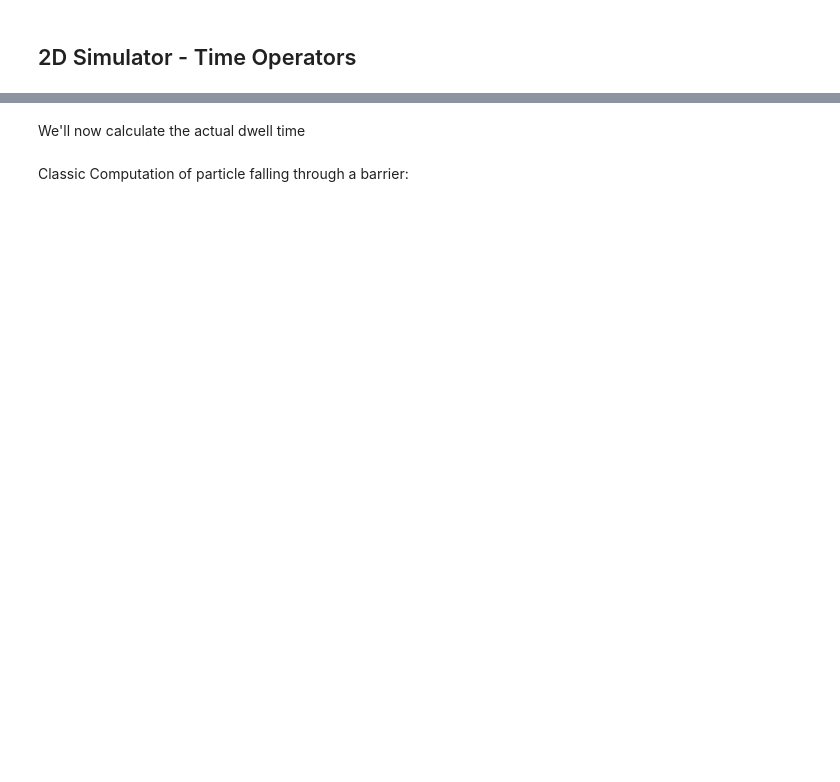
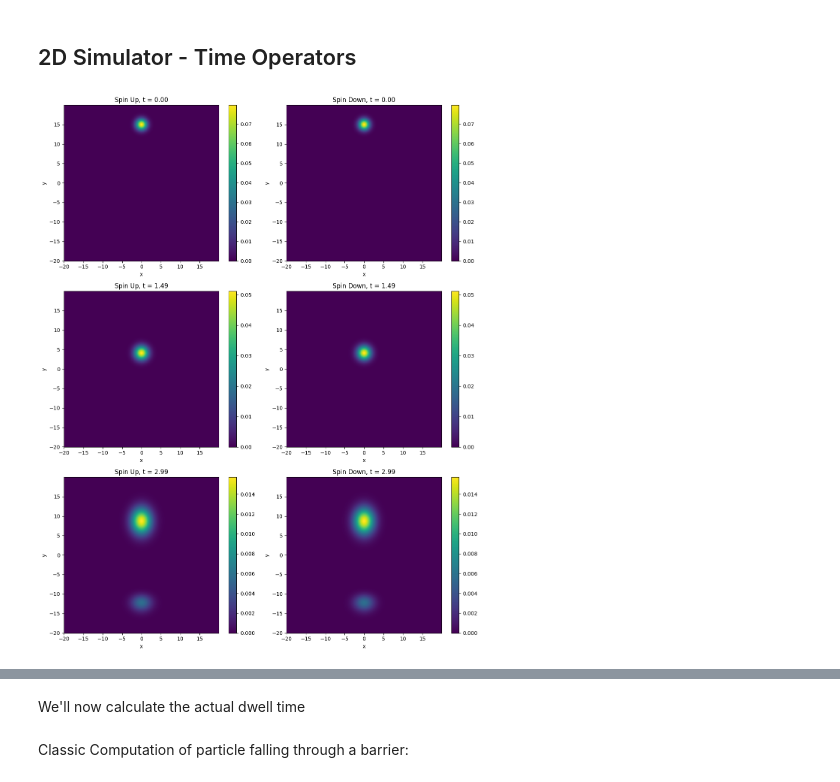
Before and after one commit to adamblvck/quantum-arrival-time-bachelor-thesis, a Jupyter notebook: notebooks/25_03_21_2d_spin_splitops.ipynb, the cells around one changed output, grey strips where cells are left out. Drawn from its saved outputs; the diff is of its cells as text; code cells hidden in the pictures; blank space fills up the shorter version.

```diff
--- a/notebooks/25_03_21_2d_spin_splitops.ipynb
+++ b/notebooks/25_03_21_2d_spin_splitops.ipynb
@@ -95,3 +95,95 @@ from helpers.video_spin import create_animation_spin
 from helpers.data import *
 # %% [markdown]
 ## 2D Simulator - Time Operators
+# %%
+gaussian_strengths = [1e-7, 1e-6, 1e-5, 1e-4, 1e-3, 1e-2, 1e-1]
+circular_strengths = [1e-7, 1e-6, 1e-5, 1e-4, 1e-3, 1e-2, 1e-1]
+
+mu_B = 0.5       # atomic units ehbar/2me
+
+for g in gaussian_strengths:
+	params = {
+		'x_min':-20, 'x_max':20, 'Nx':512,
+		'y_min':-20, 'y_max':20, 'Ny':512,
+		'n_steps':300, 'dt':0.01,
+		'hbar':1.0, 'm':1.0,
+		# Parameters for the magnetic barrier (spin-dependent potential)
+
+		# Magnetic barrier parameters
+		'mag_barrier_center_x':0.0,
+		'mag_barrier_center_y':0.0,
+		'mag_barrier_strength':g*mu_B,
+		'mag_barrier_width':4,
+		'barrier_type': 'gaussian',
+
+		'use_gravity':True,
+		'g':9.81,
+
+		# Initial wavepacket parameters (same for spin up component)
+		'x0':0.0, 'y0':15.0, 'p0x':0.0, 'p0y':0.0, 'sigma':1.0
+	}
+
+	simulation_data = simulate_2d_spin(**params)
+
+	# Plot the potential
+	fig = plot_simulation_heatmaps_spin(simulation_data, num_frames=3)
+	plt.show()
+
+	extra_postfix = f'{params["Nx"]}_{params["barrier_type"]}_mag_strength_{g}'
+
+	# Pickle the data
+	pickle_file = save_simulation_data(simulation_data, params, base_dir='simulations_data/spin/', extra_postfix=extra_postfix)
+	print(f"Data saved to: {pickle_file}")
+
+	# Create animation
+	animation_file = create_animation_spin(simulation_data, output_file=f'simulations_spin/{datetime.datetime.now().strftime("%Y%m%d_%H-%M")}_{extra_postfix}.mp4', fps=1/params['dt'])
+	log_simulation_parameters(animation_file,                                                                                                                                                                                                                                                                                                                                                                                                                                                                                                                                                                                 params, 'spin')
+	print(f"Animation saved as: {animation_file}")
+
+	# memory cleanup
+	del simulation_data, pickle_file, animation_file
+
+
+for c in circular_strengths:
+	params = {
+		'x_min':-20, 'x_max':20, 'Nx':512,
+		'y_min':-20, 'y_max':20, 'Ny':512,
+		'n_steps':300, 'dt':0.01,
+		'hbar':1.0, 'm':1.0,
+		# Parameters for the magnetic barrier (spin-dependent potential)
+
+		# Magnetic barrier parameters
+		'mag_barrier_center_x':0.0,
+		'mag_barrier_center_y':0.0,
+		'mag_barrier_strength':c,
+		'mag_barrier_width':4,
+		'barrier_type': 'circular',
+
+		'use_gravity':True,
+		'g':9.81,
+
+		# Initial wavepacket parameters (same for spin up component)
+		'x0':0.0, 'y0':15.0, 'p0x':0.0, 'p0y':0.0, 'sigma':1.0
+	}
+
+	simulation_data = simulate_2d_spin(**params)
+
+	# Plot the potential
+	fig = plot_simulation_heatmaps_spin(simulation_data, num_frames=3)
+	plt.show()
+
+	extra_postfix = f'{params["Nx"]}_{params["barrier_type"]}_mag_strength_{c}'
+
+	# Pickle the datan mfindmy
+	pickle_file = save_simulation_data(simulation_data, params, base_dir='simulations_data/spin/', extra_postfix=extra_postfix)
+	print(f"Data saved to: {pickle_file}")
+
+	# Create animation
+	animation_file = create_animation_spin(simulation_data, output_file=f'simulations_spin/{datetime.datetime.now().strftime("%Y%m%d_%H-%M")}_{extra_postfix}.mp4', fps=1/params['dt'])
+	log_simulation_parameters(animation_file,                                                                                                                                                                                                                                                                                                                                                                                                                                                                                                                                                                                 params, 'spin')
+	print(f"Animation saved as: {animation_file}")
+
+	# memory cleanup
+	del simulation_data, pickle_file, animation_file
+# %% [output]
+[figure, added]
```
Also changed, not shown: parts of 6 cells of this notebook, 29 other files.
